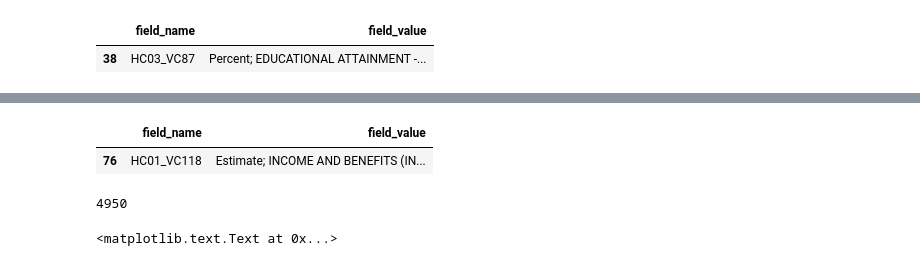
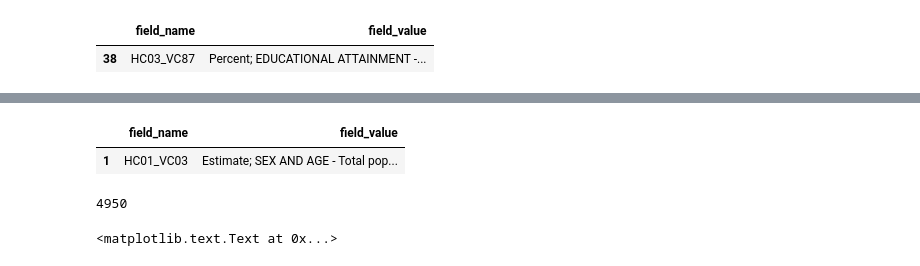
Before and after one commit to tmthyjames/general_prez, a Jupyter notebook: the_general_final.ipynb, the cells around one changed output, grey strips where cells are left out. Drawn from its saved outputs; the diff is of its cells as text; code cells hidden in the pictures.

```diff
--- a/the_general_final.ipynb
+++ b/the_general_final.ipynb
@@ -213,10 +228,10 @@ import numpy as np
 # change inline to auto if you have Spyder installed
 %matplotlib inline
 # %%
-data_dict_all[data_dict_all.field_name.astype(str).str.contains(u'HC01_VC118')]
+data_dict_all[data_dict_all.field_name.astype(str).str.contains(u'HC01_VC03')]
 # %% [output]
 |  | field_name | field_value |
-| 76 | HC01_VC118 | Estimate; INCOME AND BENEFITS (IN... |
+| 1 | HC01_VC03 | Estimate; SEX AND AGE - Total pop... |
 # %%
 df['income_per_capita'] = df['HC01_VC03'] / df['HC01_VC03']
 # %%
```
Also changed, not shown: parts of 3 cells of this notebook, 8 other files.
